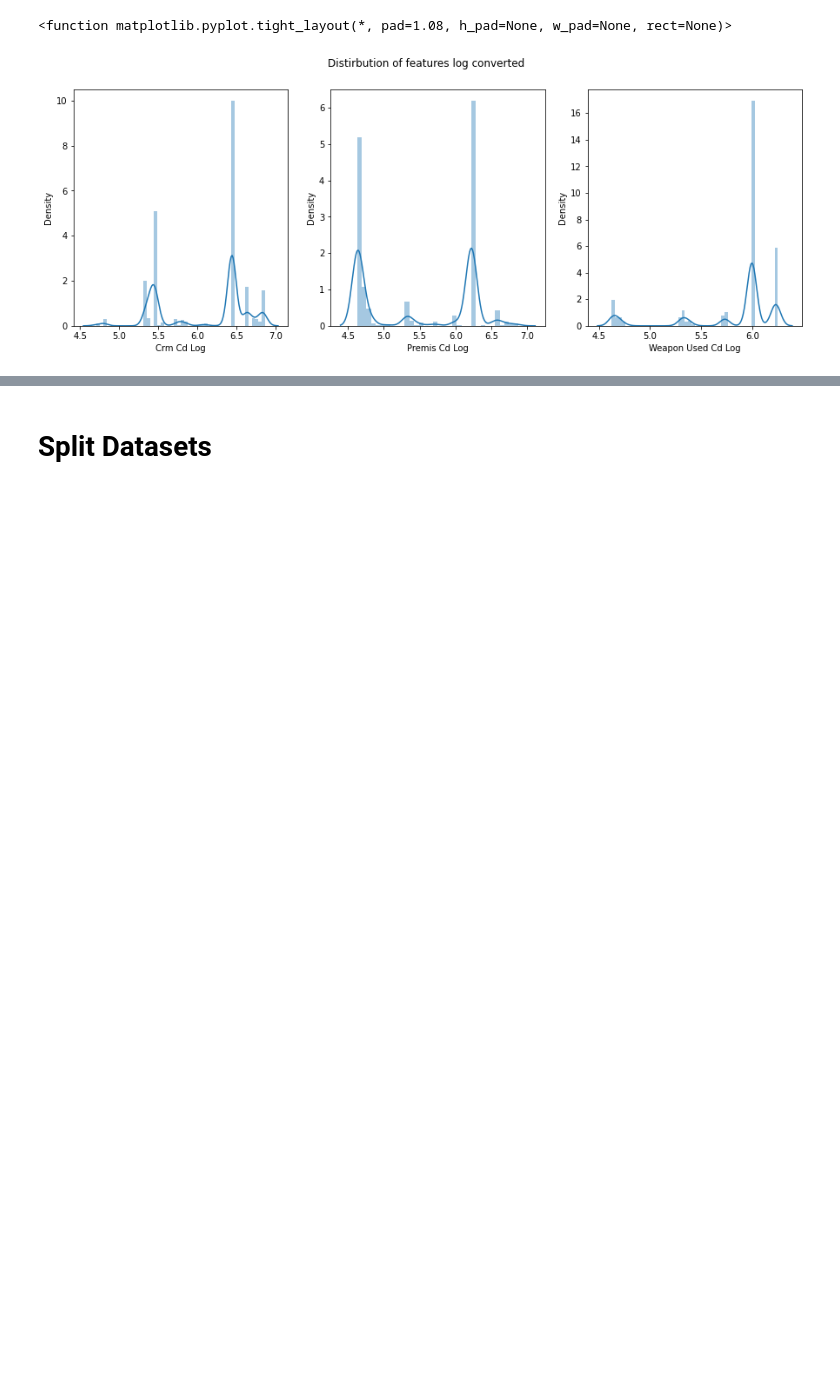
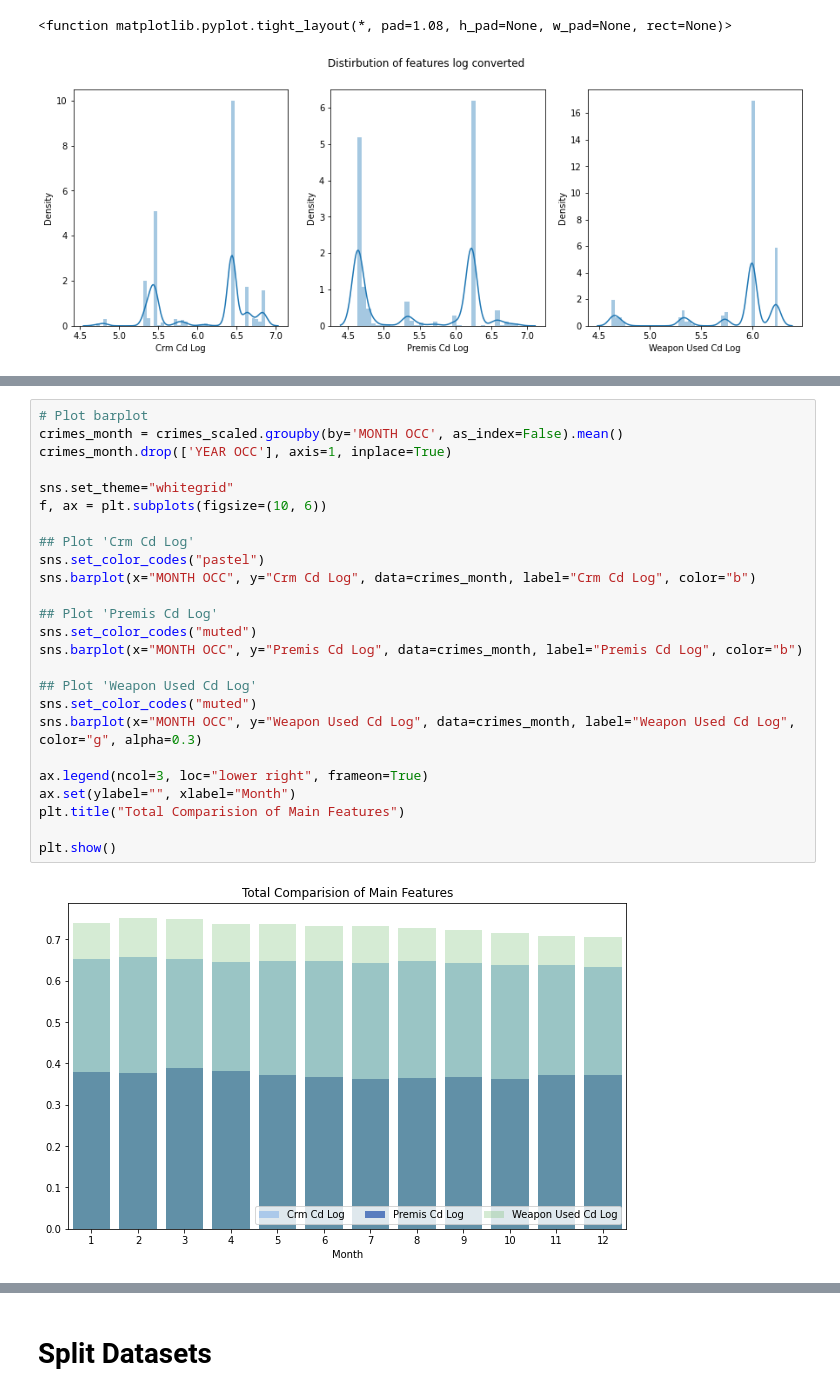
Before and after one commit to escortKwon/IndividualProjects_for_Portfolio, a Jupyter notebook: 09. Crimes in Los Angeles EDA/LosAngelesCrimeEDA.ipynb, the cells around one changed output, grey strips where cells are left out. Drawn from its saved outputs; the diff is of its cells as text; blank space fills up the shorter version.

```diff
--- a/09. Crimes in Los Angeles EDA/LosAngelesCrimeEDA.ipynb
+++ b/09. Crimes in Los Angeles EDA/LosAngelesCrimeEDA.ipynb
@@ -305,0 +375,27 @@ plt.tight_layout
+# %%
+# Plot barplot
+crimes_month = crimes_scaled.groupby(by='MONTH OCC', as_index=False).mean()
+crimes_month.drop(['YEAR OCC'], axis=1, inplace=True)
+
+sns.set_theme="whitegrid"
+f, ax = plt.subplots(figsize=(10, 6))
+
+## Plot 'Crm Cd Log'
+sns.set_color_codes("pastel")
+sns.barplot(x="MONTH OCC", y="Crm Cd Log", data=crimes_month, label="Crm Cd Log", color="b")
+
+## Plot 'Premis Cd Log'
+sns.set_color_codes("muted")
+sns.barplot(x="MONTH OCC", y="Premis Cd Log", data=crimes_month, label="Premis Cd Log", color="b")
+
+## Plot 'Weapon Used Cd Log'
+sns.set_color_codes("muted")
+sns.barplot(x="MONTH OCC", y="Weapon Used Cd Log", data=crimes_month, label="Weapon Used Cd Log", color="g", alpha=0.3)
+
+ax.legend(ncol=3, loc="lower right", frameon=True)
+ax.set(ylabel="", xlabel="Month")
+plt.title("Total Comparision of Main Features")
+
+plt.show()
+# %% [output]
+[figure, added]
```
Also changed, not shown: parts of 14 cells of this notebook.
